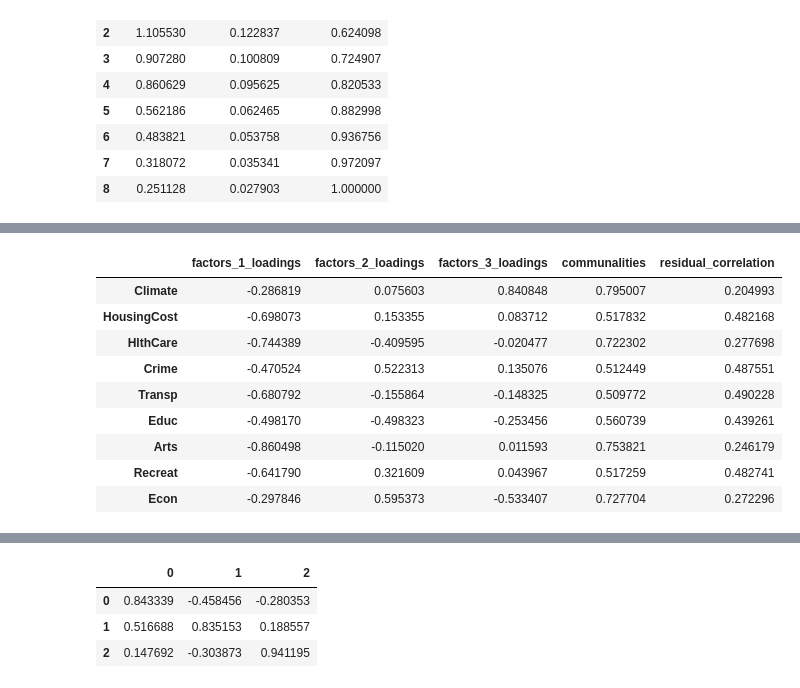
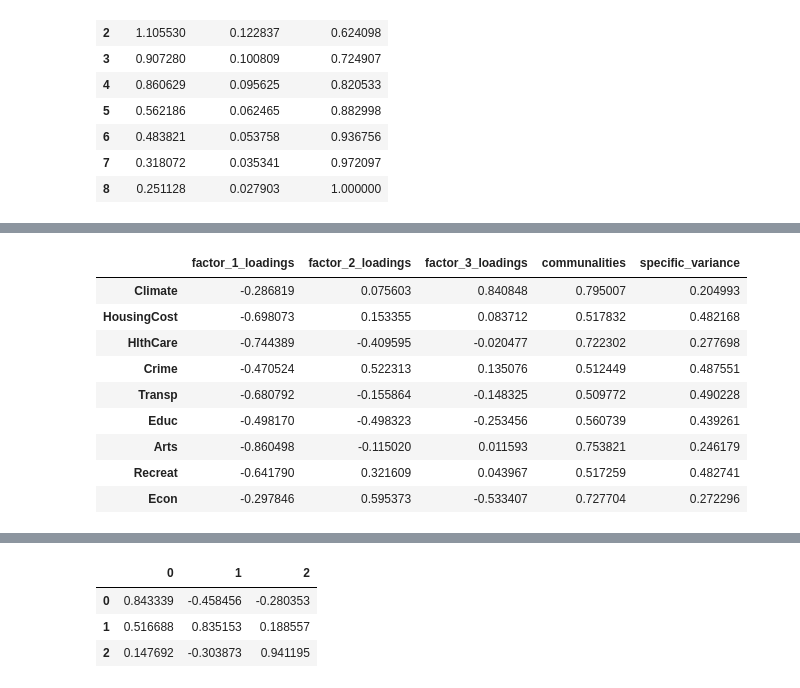
Before and after one commit to ErickEduardoAH/AnalisisMultivariado, a Jupyter notebook: 3.2 - Interdependence Spectral Analysis - factor analysis.ipynb, the cells around one changed output, grey strips where cells are left out. Drawn from its saved outputs; the diff is of its cells as text; code cells hidden in the pictures.

```diff
--- a/3.2 - Interdependence Spectral Analysis - factor analysis.ipynb
+++ b/3.2 - Interdependence Spectral Analysis - factor analysis.ipynb
@@ -183,22 +234,29 @@ eigenvaluesResumePD
 # %%
-def computeCommunalities(factorLoadingsPD):
-    communalitiesM = np.matrix(np.dot(factorLoadingsPD.as_matrix(),\
-                            factorLoadingsPD.as_matrix()\
-                           .transpose()).diagonal()).transpose()
-    communalitiesPD = pd.DataFrame(communalitiesM,index=features,\
+def computeCommunalities(factorLoadingsPD,sigma):
+    residuals = np.matrix(np.dot(factorLoadingsPD.as_matrix(),\
+                                factorLoadingsPD.as_matrix().transpose()))
+    communalities = residuals.diagonal().transpose()
+    residuals = sigma - residuals
+    specificVariances = residuals.diagonal().transpose()
+    residuals = pd.DataFrame(residuals,index = factorLoadingsPD.index,columns=factorLoadingsPD.index)
+    specificVariances = pd.DataFrame(specificVariances,index=features,\
+                                 columns=['specific_variance'])
+    communalities = pd.DataFrame(communalities,index=features,\
                                    columns=['communalities'])
-    factorLoadingsPD = factorLoadingsPD.join(communalitiesPD)
-    factorLoadingsPD[['residual_correlation']]=1-factorLoadingsPD[['communalities']]
-    return factorLoadingsPD
+    factorLoadingsPD = factorLoadingsPD.join(communalities).join(specificVariances)
+
+    return factorLoadingsPD, residuals
 # %%
 k=3
+p = len(eigenVectors)
 factorLoadingsPD = pd.DataFrame(np.dot(eigenVectors,sqrtLambda[:,:k]),\
-                                columns=['factors_'+str(i+1)+'_loadings' for i in range(0,k)],\
+                                columns=['factor_'+str(i+1)+'_loadings' for i in range(0,k)],\
                                 index=features)
-
-computeCommunalities(factorLoadingsPD)
+factorLoadingsPD, residualsPD = computeCommunalities(factorLoadingsPD,\
+                                sigma)
+display(factorLoadingsPD)
 # %% [output]
-|  | factors_1_loadings | factors_2_loadings | factors_3_loadings | communalities | residual_correlation |
+|  | factor_1_loadings | factor_2_loadings | factor_3_loadings | communalities | specific_variance |
 | Climate | -0.286819 | 0.075603 | 0.840848 | 0.795007 | 0.204993 |
 | HousingCost | -0.698073 | 0.153355 | 0.083712 | 0.517832 | 0.482168 |
 | HlthCare | -0.744389 | -0.409595 | -0.020477 | 0.722302 | 0.277698 |
```
Also changed, not shown: parts of 14 cells of this notebook.
